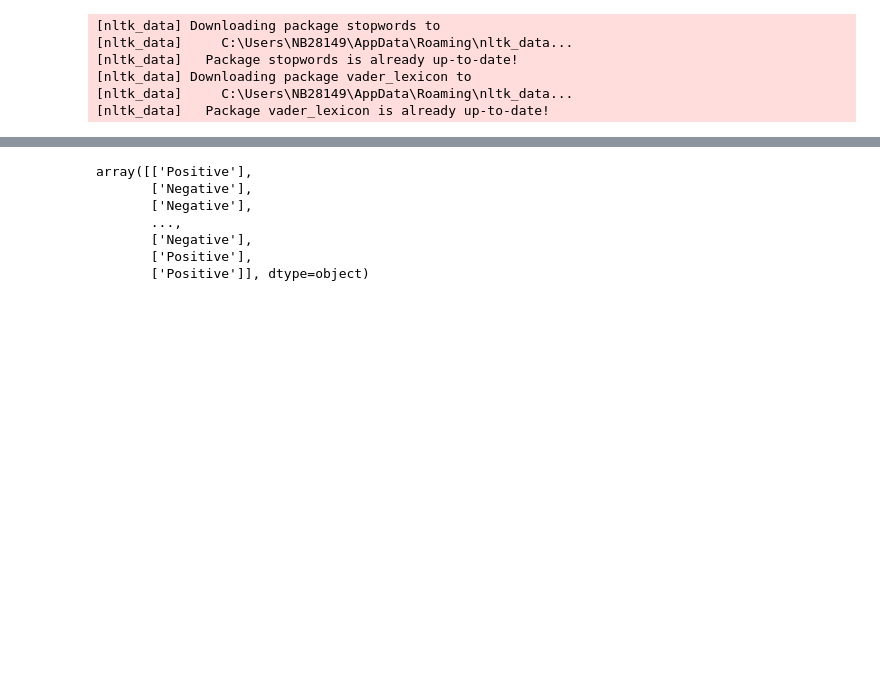
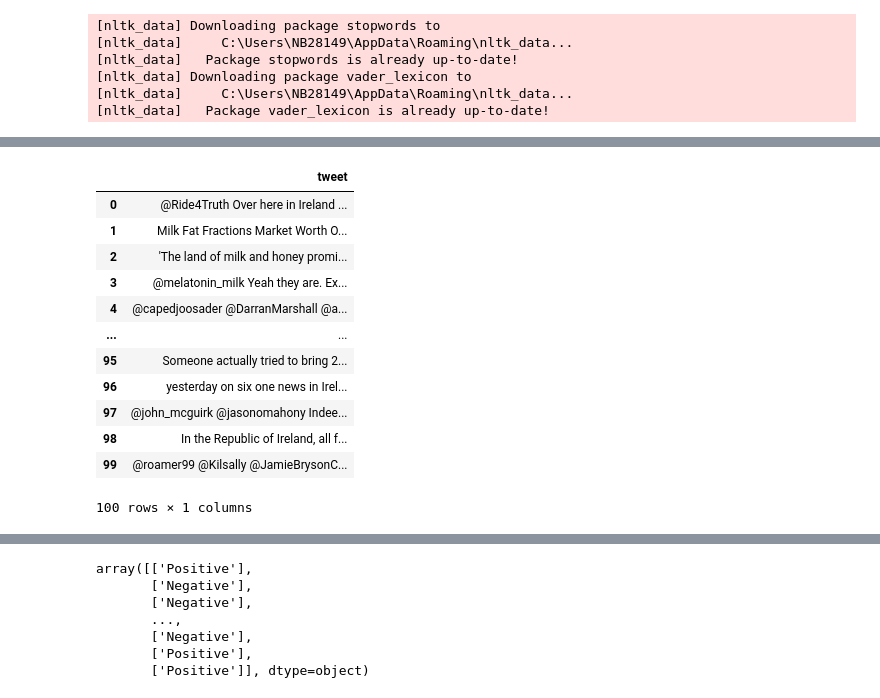
Before and after one commit to ClaudiaOSBrennan/CA_2_MSc, a Jupyter notebook: NoteBooks/CA2_sentiment_analysis.ipynb, the cells around one changed output, grey strips where cells are left out. Saved outputs shown, nothing was run; the diff lists cells and outputs as text; code cells hidden in the pictures; blank space fills up the shorter version.

```diff
--- a/NoteBooks/CA2_sentiment_analysis.ipynb
+++ b/NoteBooks/CA2_sentiment_analysis.ipynb
@@ -56,6 +88,22 @@ for tweet in tweets.data:
 df_ireland = pd.DataFrame(tweets_ireland)
 # %%
 df_ireland["tweet"] = df_ireland["tweet"].str.replace("\n","")
+# %%
+df_ireland
+# %% [output]
+|  | tweet |
+| 0 | @Ride4Truth Over here in Ireland ... |
+| 1 | Milk Fat Fractions Market Worth O... |
+| 2 | 'The land of milk and honey promi... |
+| 3 | @melatonin_milk Yeah they are. Ex... |
+| 4 | @capedjoosader @DarranMarshall @a... |
+| ... | ... |
+| 95 | Someone actually tried to bring 2... |
+| 96 | yesterday on six one news in Irel... |
+| 97 | @john_mcguirk @jasonomahony Indee... |
+| 98 | In the Republic of Ireland, all f... |
+| 99 | @roamer99 @Kilsally @JamieBrysonC... |
+100 rows × 1 columns
 # %%
 query = '''us milk -is:retweet lang:en'''
 tweets = client.search_recent_tweets(query=query,
```
Also changed, not shown: parts of 19 cells of this notebook, 4 other files.
